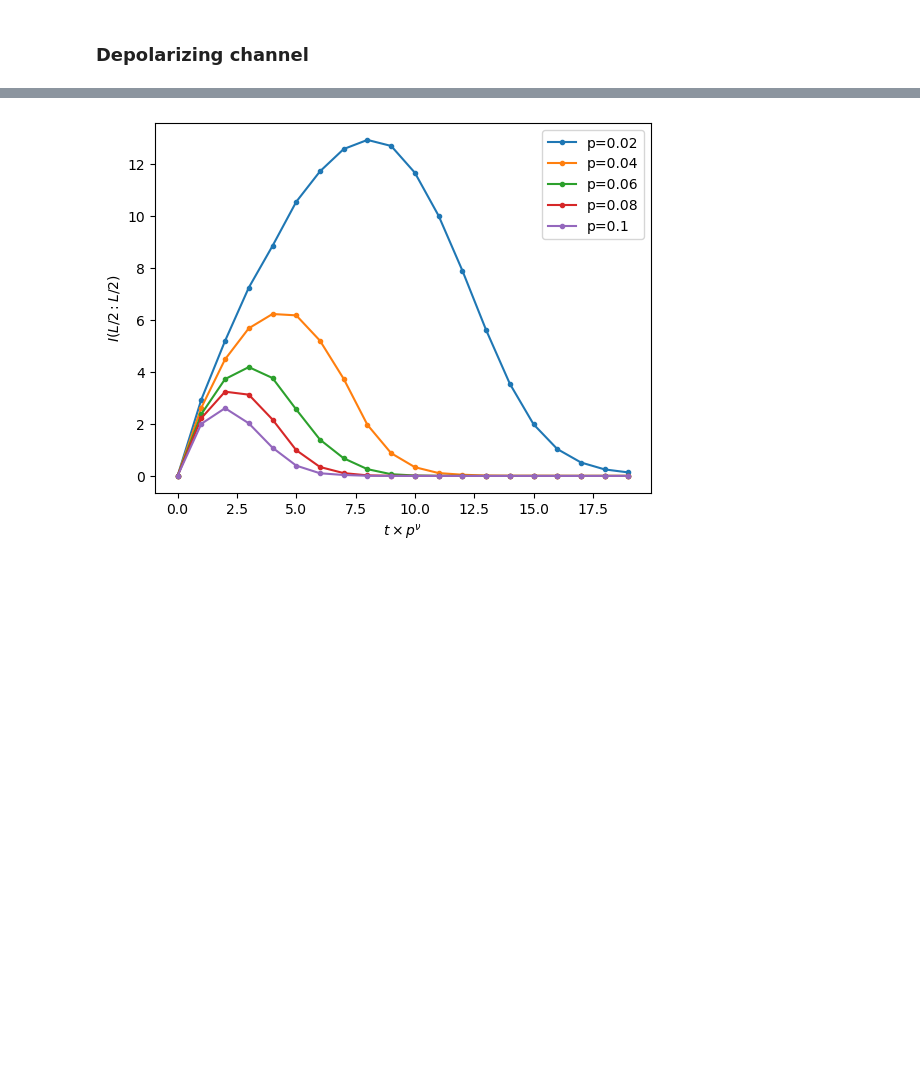
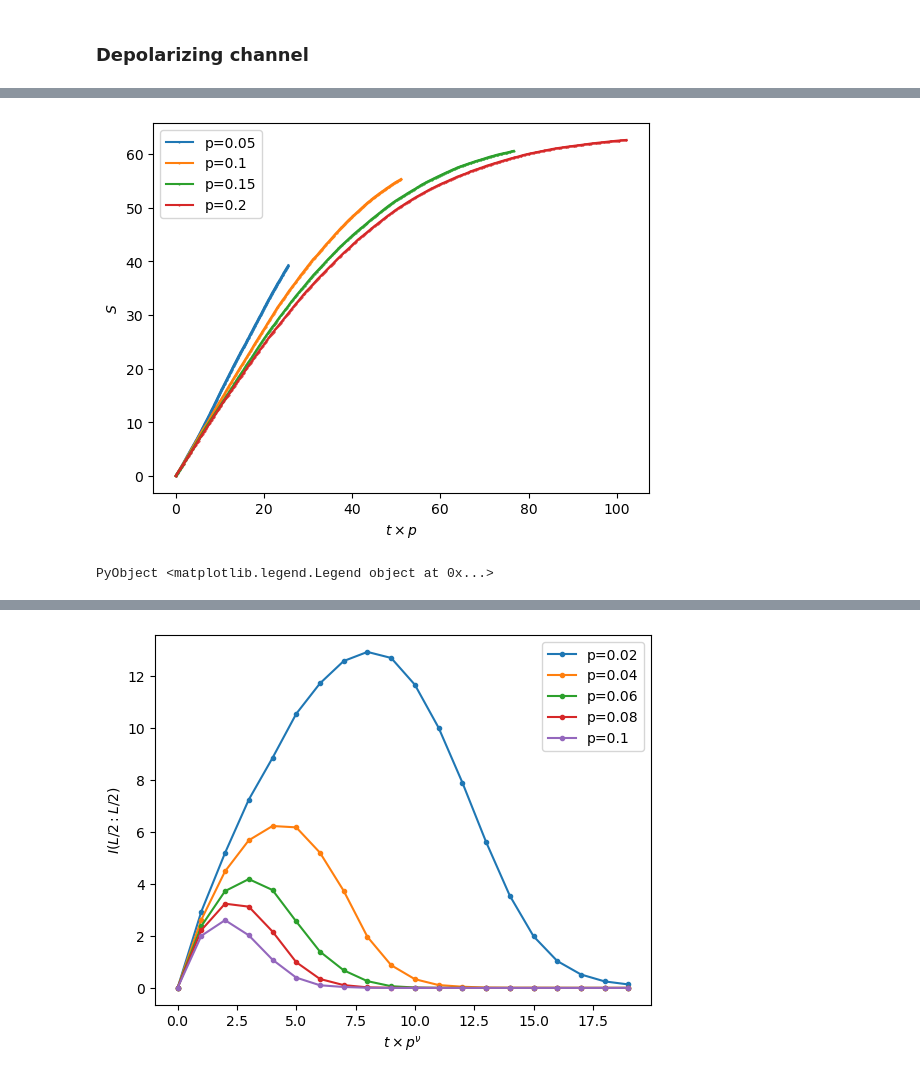
Before and after one commit to sangsq/julia-clifford, a Jupyter notebook: notebooks/channels.ipynb, the cells around one changed output, grey strips where cells are left out. Cells and saved outputs as stored; diff of their text form; code cells hidden in the pictures; blank space fills up the shorter version.

```diff
--- a/notebooks/channels.ipynb
+++ b/notebooks/channels.ipynb
@@ -104 +90,13 @@ legend()
 PyObject <matplotlib.legend.Legend object at 0x...>
+# %%
+nv = 1
+for i in 1:length(p_list)
+    x = (0:n_step-1)
+    plot(x .* p_list[i].^nv, ees[i, :], ms=1, ".-", label=string("p=", p_list[i]))
+end
+xlabel(L"$t \times p$")
+ylabel(L"$S$")
+legend()
+# %% [output]
+[figure, added]
+PyObject <matplotlib.legend.Legend object at 0x...>
```
Also changed, not shown: parts of 15 cells of this notebook, 6 other files.
